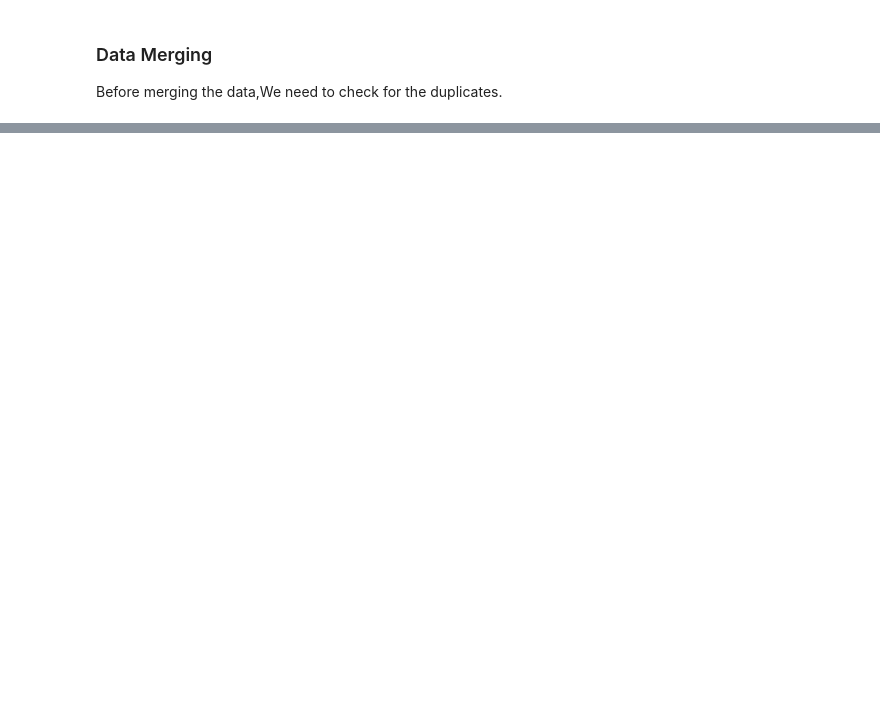
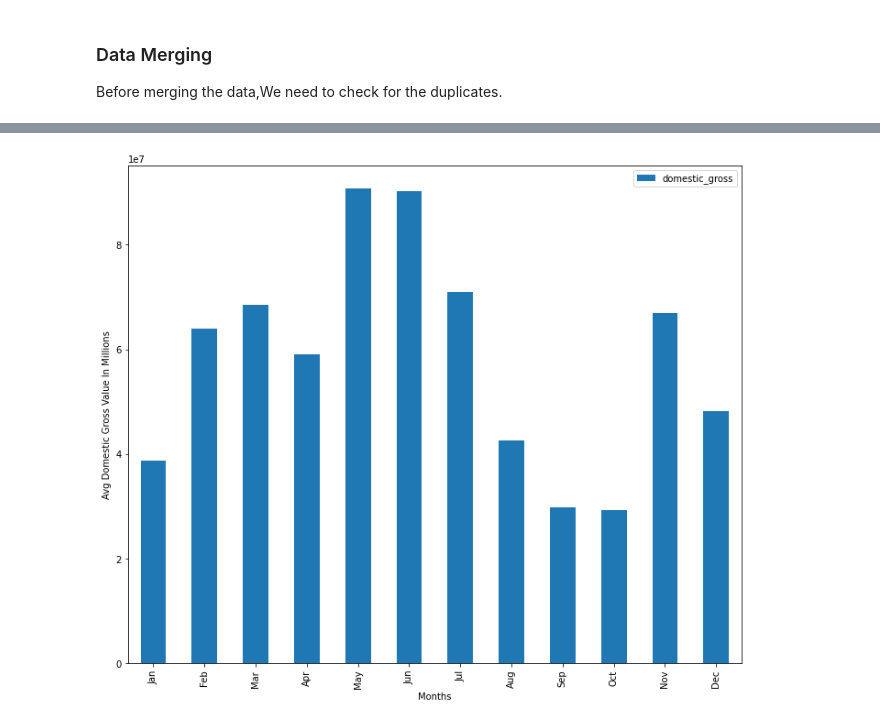
Before and after one commit to Prabagini/110920-pt-project-template, a Jupyter notebook: dsc-phase1-project-template.ipynb, the cells around one changed output, grey strips where cells are left out. Cells and saved outputs as stored; diff of their text form; code cells hidden in the pictures; blank space fills up the shorter version.

```diff
--- a/dsc-phase1-project-template.ipynb
+++ b/dsc-phase1-project-template.ipynb
@@ -404,0 +615,2 @@ Questions to consider:
+# %%
+movie_df = pd.merge(movie_analysis_df, genres_df, left_index = True, right_index = True)
@@ -404,0 +821,3 @@ Questions to consider:
+# %%
+# Gross value analysis.Remove null values.
+gross_df = movie_df.dropna(subset = ['domestic_gross'], axis = 0)
@@ -404,0 +850,4 @@ Questions to consider:
+# %%
+# selecting average domestic gross based on months.
+month_df = gross_df[['domestic_gross', 'month']].groupby(by = 'month').mean()
+month_df
@@ -404,0 +869,13 @@ Questions to consider:
+# %%
+# create bar plot and set figure size.
+ax = month_df.plot(kind = 'bar', figsize = (12, 10))
+# set x label
+ax.set_xlabel('Months')
+# set y label
+ax.set_ylabel('Avg Domestic Gross Value In Millions')
+# modifying the x label from numbers to name of the month.
+ax.set_xticklabels(['Jan','Feb','Mar','Apr','May','Jun','Jul','Aug','Sep','Oct','Nov','Dec'])
+# plt.savefig("./images/month_analysis.png")
+plt.show()
+# %% [output]
+[figure, added]
```
Also changed, not shown: parts of 97 cells of this notebook.
